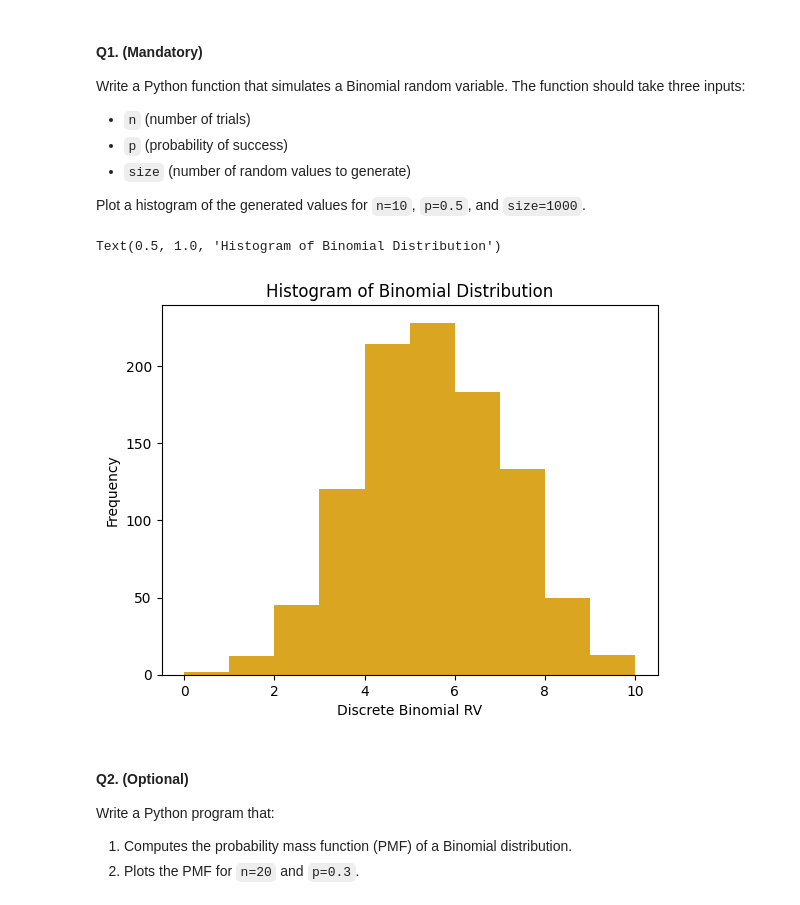
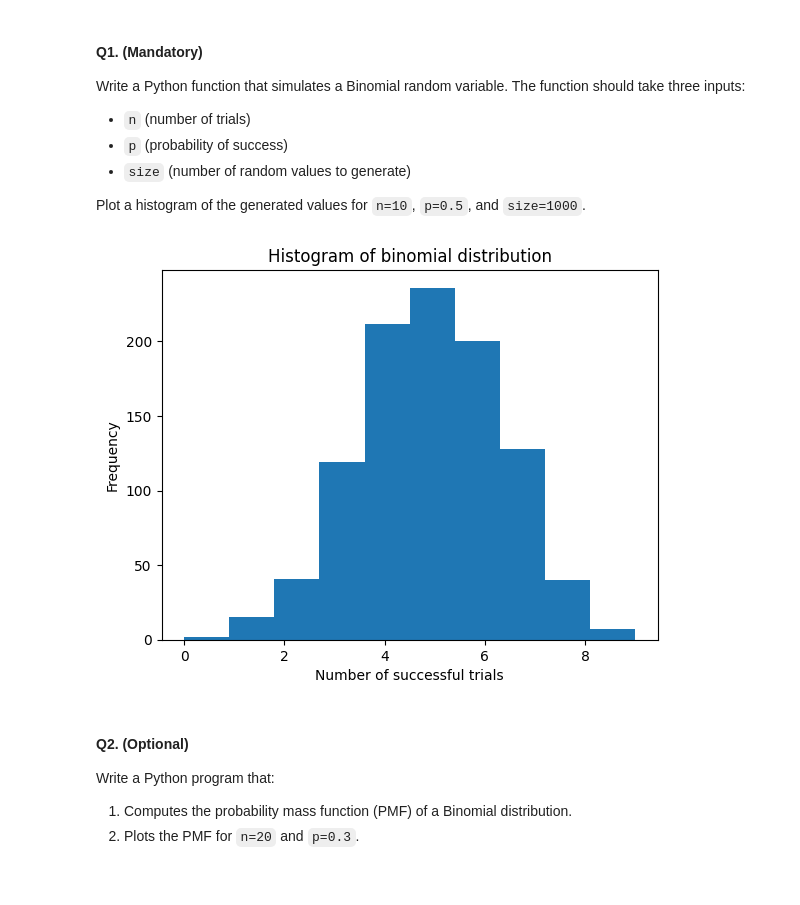
Before and after one commit to CH2344/Assignment-5-BMC-, a Jupyter notebook: Lab4_Random_Variables.ipynb, the cells around one changed output. Cells and saved outputs as stored; diff of their text form; code cells hidden in the pictures.

```diff
--- a/Lab4_Random_Variables.ipynb
+++ b/Lab4_Random_Variables.ipynb
@@ -581,19 +589,20 @@ Write a Python function that simulates a Binomial random variable. The function
 - `size` (number of random values to generate)
 
 Plot a histogram of the generated values for `n=10`, `p=0.5`, and `size=1000`.
-# %%
-def plot_binomial(n,p,size):
-    binomial = torch.distributions.Binomial(n,p)
-    samples = binomial.sample((size,))
-    return samples
-binomial_samples = plot_binomial(10,0.5,1000)
-plt.hist(binomial_samples,color="goldenrod")
-plt.xlabel("Discrete Binomial RV")
-plt.ylabel("Frequency")
-plt.title("Histogram of Binomial Distribution")
-# %% [output]
-Text(0.5, 1.0, 'Histogram of Binomial Distribution')
-[figure, removed]
+# %%
+def binomial_plot(n,p,size):
+  bino_dist=dist.Binomial(n,p)  #this will return a tensor vector of length n, containing the number of successful outputs for the n times
+  samples=bino_dist.sample((size,))
+  plt.hist(samples)
+  plt.plot()
+  plt.xlabel("Number of successful trials")
+  plt.ylabel("Frequency")
+  plt.title("Histogram of binomial distribution")
+  plt.show()
+
+binomial_plot(10,0.5,1000)
+# %% [output]
+[figure, added]
 # %% [markdown]
 #### Q2. (Optional)
 Write a Python program that:
```
Also changed, not shown: parts of 1 cell of this notebook.
